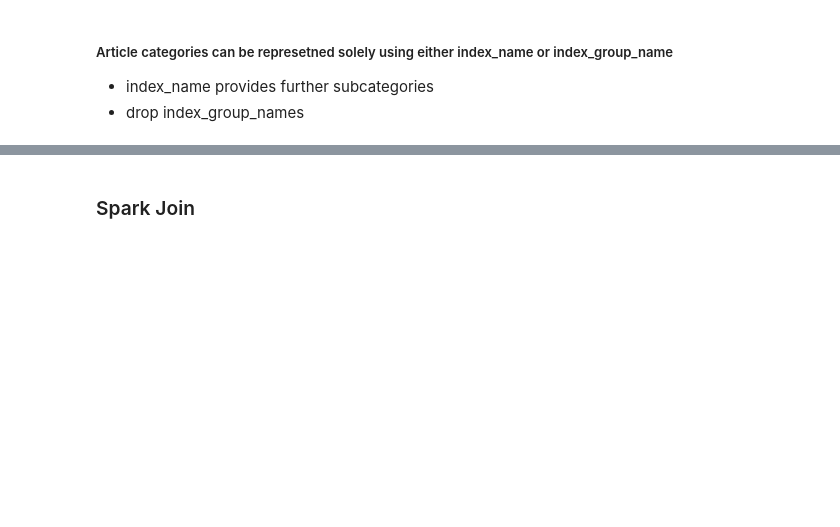
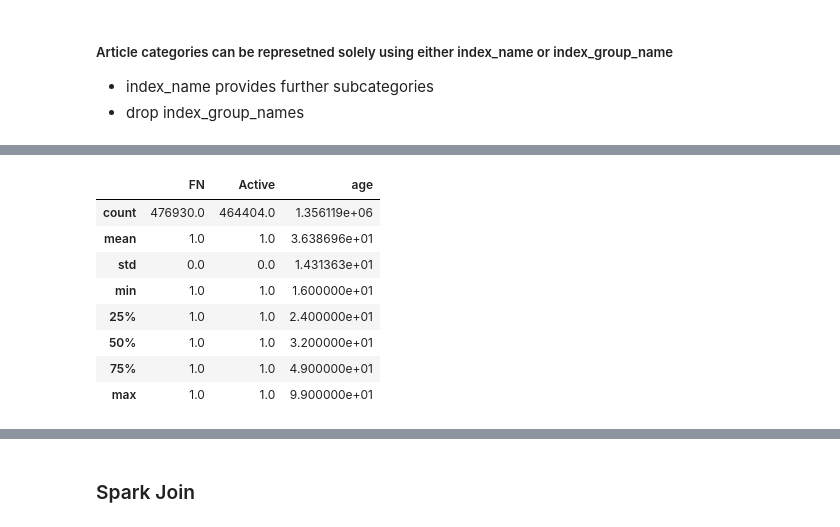
Before and after one commit to emmanuel-ashaye/cs-5304-final-project-fashion-forward, a Jupyter notebook: p1.ipynb, the cells around one changed output, grey strips where cells are left out. Drawn from its saved outputs; the diff is of its cells as text; code cells hidden in the pictures; blank space fills up the shorter version.

```diff
--- a/p1.ipynb
+++ b/p1.ipynb
@@ -128,0 +173,12 @@ articles_df.head()
+# %%
+customers_df.describe()
+# %% [output]
+|  | FN | Active | age |
+| count | 476930.0 | 464404.0 | 1.356119e+06 |
+| mean | 1.0 | 1.0 | 3.638696e+01 |
+| std | 0.0 | 0.0 | 1.431363e+01 |
+| min | 1.0 | 1.0 | 1.600000e+01 |
+| 25% | 1.0 | 1.0 | 2.400000e+01 |
+| 50% | 1.0 | 1.0 | 3.200000e+01 |
+| 75% | 1.0 | 1.0 | 4.900000e+01 |
+| max | 1.0 | 1.0 | 9.900000e+01 |
```
Also changed, not shown: parts of 11 cells of this notebook.
